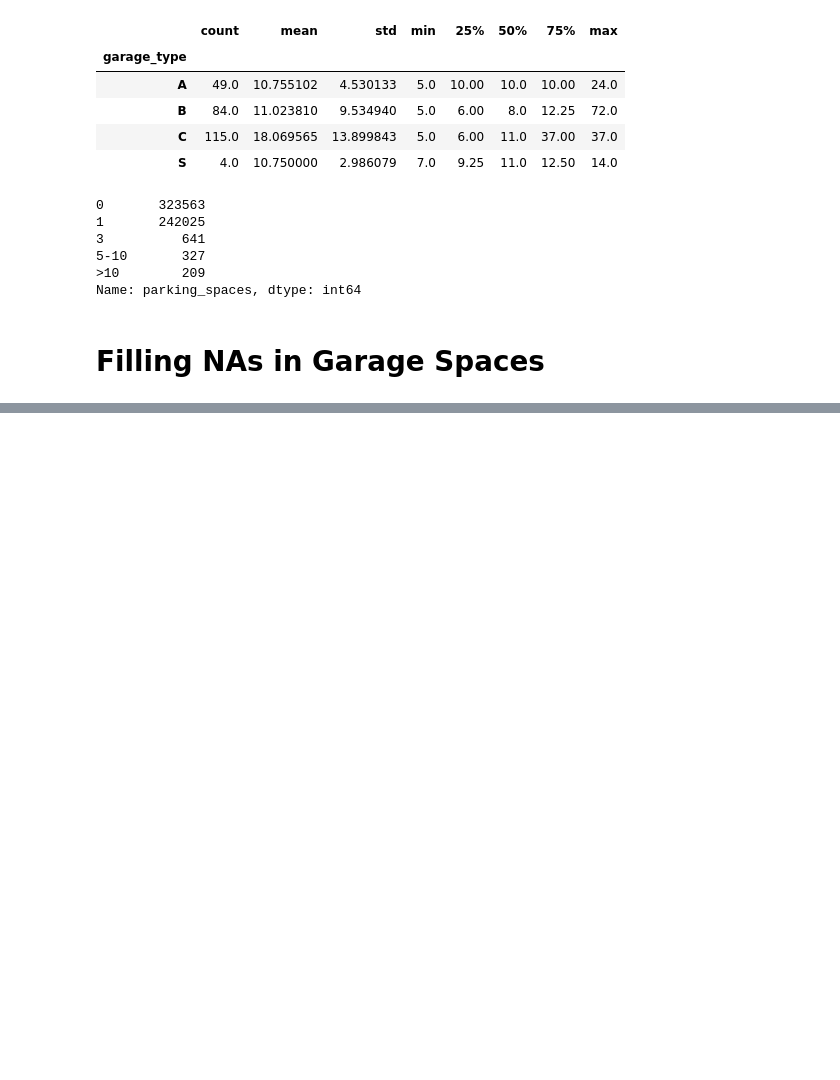
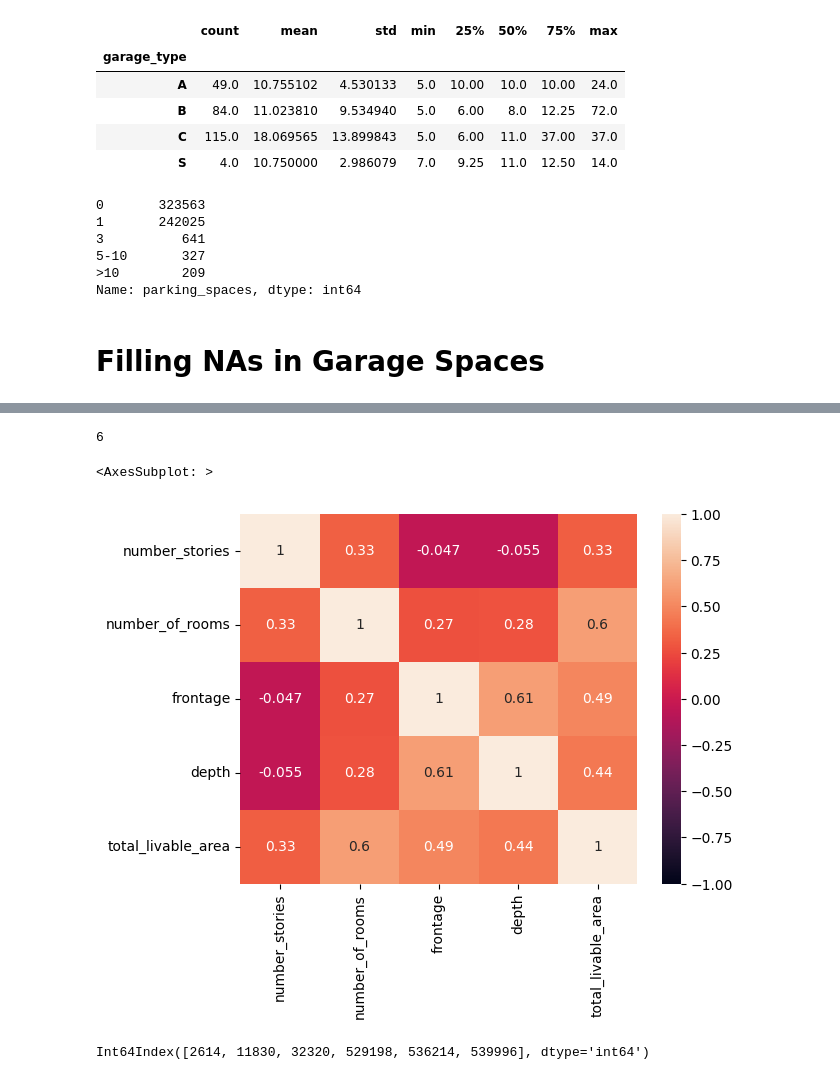
Before and after one commit to AP58PRAD/Philadelphia-House-Pricing, a Jupyter notebook: Data Cleaning.ipynb, the cells around one changed output, grey strips where cells are left out. Saved outputs shown, nothing was run; the diff lists cells and outputs as text; code cells hidden in the pictures; blank space fills up the shorter version.

```diff
--- a/Data Cleaning.ipynb
+++ b/Data Cleaning.ipynb
@@ -1268,0 +2018,7 @@ Name: parking_spaces, dtype: int64
+# %%
+lv_otoNAN=df[(df['total_livable_area']==0)&(~df['building_code_description'].str.contains('VACANT'))&(~df['building_code_description'].str.contains('WAREHOUSE'))&(~df['building_code_description'].str.contains('PKG LOT'))
+  &(~df['building_code_description'].str.contains('CAR LOT'))&(~df['category_code_description'].str.contains('Commercial'))
+  &(~df['category_code_description'].str.contains('Indus'))
+  &(~df['building_code_description'].str.contains('PARKING'))].index
+# %%
+df.loc[lv_otoNAN,'total_livable_area']=np.NaN
@@ -1268,0 +2034,2 @@ Name: parking_spaces, dtype: int64
+# %%
+df['total_livable_area']=df.groupby('building_code_description')['total_livable_area'].apply(lambda x: x.fillna(x.median()))
@@ -1268,0 +2070,14 @@ Name: parking_spaces, dtype: int64
+# %%
+df['number_stories'].isna().sum()
+# %% [output]
+6
+# %%
+corr3=df[['number_stories','number_of_rooms','frontage','depth','total_livable_area']].corr('spearman')
+sns.heatmap(corr3, vmin=-1, vmax=1, annot=True)
+# %% [output]
+<AxesSubplot: >
+[figure, added]
+# %%
+df[df['number_stories'].isna()==True].index
+# %% [output]
+Int64Index([2614, 11830, 32320, 529198, 536214, 539996], dtype='int64')
```
Also changed, not shown: parts of 133 cells of this notebook.
